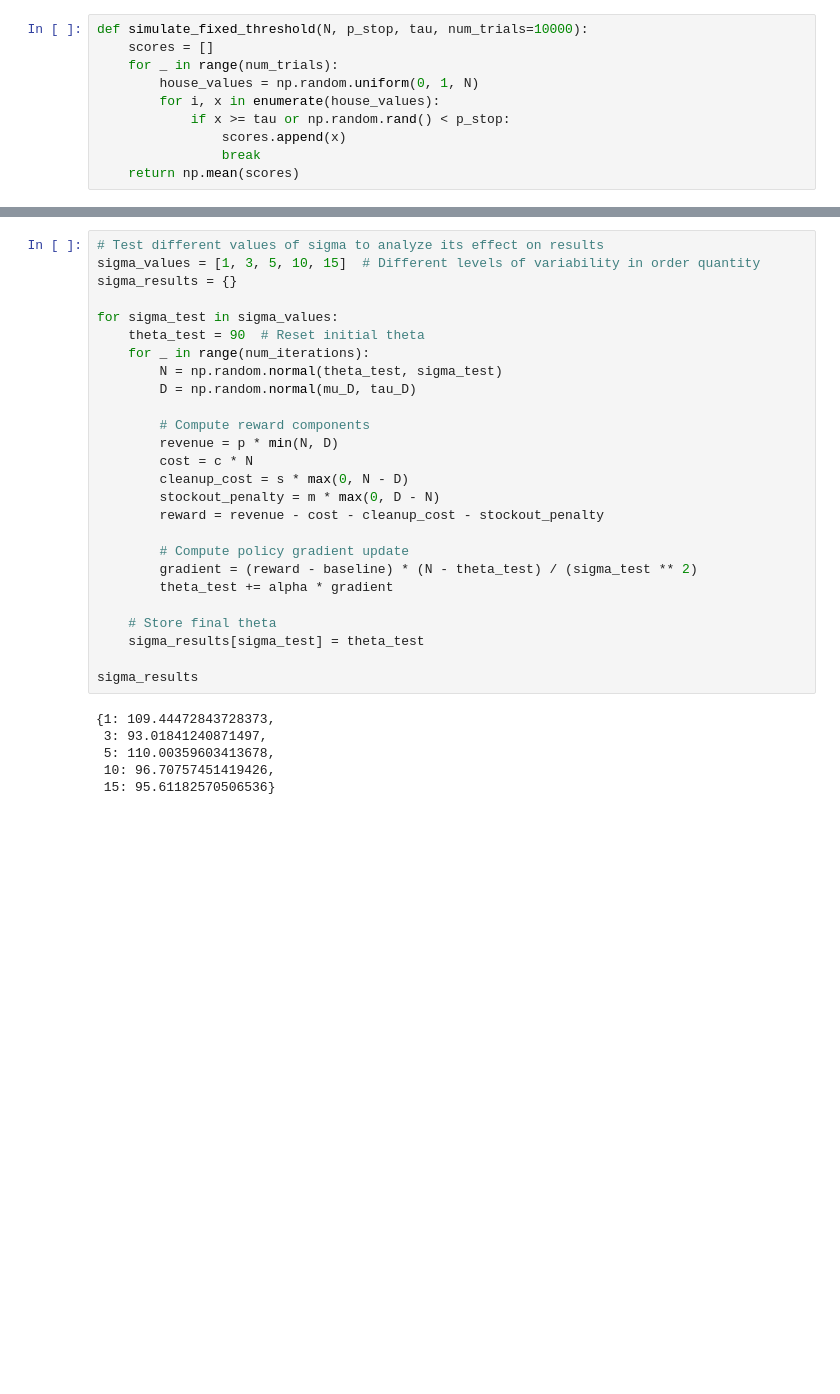
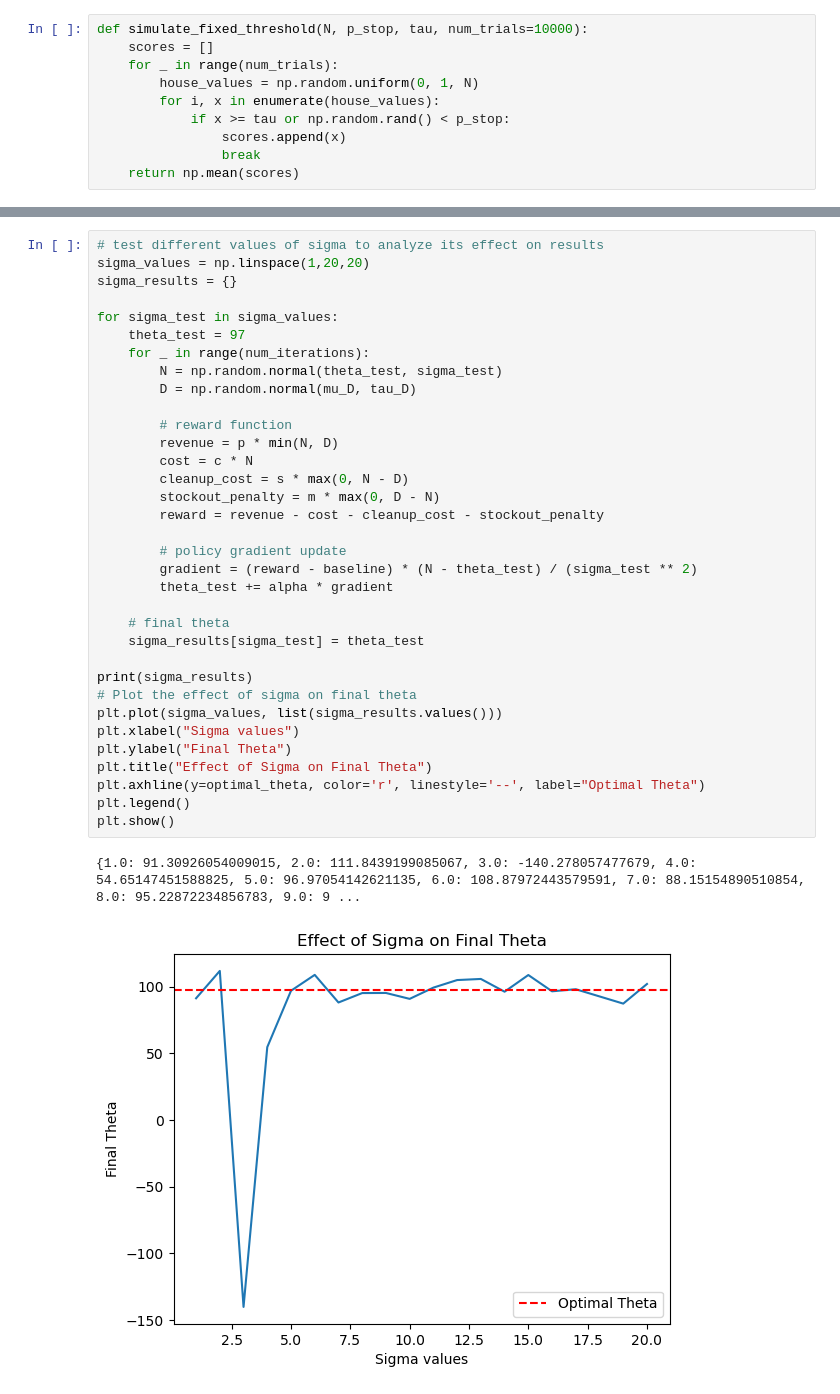
Before and after one commit to Lizaterdag/multi-agent-systems, a Jupyter notebook: monte-carlo-sampling-rl.ipynb, the cells around one changed output, grey strips where cells are left out. Drawn from its saved outputs; the diff is of its cells as text; blank space fills up the shorter version.

```diff
--- a/monte-carlo-sampling-rl.ipynb
+++ b/monte-carlo-sampling-rl.ipynb
@@ -136,32 +145,37 @@ theta, theta_history[-10:]  # Final theta and last 10 updates to see convergence
 # %%
-# Test different values of sigma to analyze its effect on results
-sigma_values = [1, 3, 5, 10, 15]  # Different levels of variability in order quantity
+# test different values of sigma to analyze its effect on results
+sigma_values = np.linspace(1,20,20)
 sigma_results = {}
 
 for sigma_test in sigma_values:
-    theta_test = 90  # Reset initial theta
+    theta_test = 97
     for _ in range(num_iterations):
         N = np.random.normal(theta_test, sigma_test)
         D = np.random.normal(mu_D, tau_D)
 
-        # Compute reward components
+        # reward function
         revenue = p * min(N, D)
         cost = c * N
         cleanup_cost = s * max(0, N - D)
         stockout_penalty = m * max(0, D - N)
         reward = revenue - cost - cleanup_cost - stockout_penalty
 
-        # Compute policy gradient update
+        # policy gradient update
         gradient = (reward - baseline) * (N - theta_test) / (sigma_test ** 2)
         theta_test += alpha * gradient
 
-    # Store final theta
+    # final theta
     sigma_results[sigma_test] = theta_test
 
-sigma_results
+print(sigma_results)
+# Plot the effect of sigma on final theta
+plt.plot(sigma_values, list(sigma_results.values()))
+plt.xlabel("Sigma values")
+plt.ylabel("Final Theta")
+plt.title("Effect of Sigma on Final Theta")
+plt.axhline(y=optimal_theta, color='r', linestyle='--', label="Optimal Theta")
+plt.legend()
+plt.show()
 # %% [output]
-{1: 109.44472843728373,
- 3: 93.01841240871497,
- 5: 110.00359603413678,
- 10: 96.70757451419426,
- 15: 95.61182570506536}
+{1.0: 91.30926054009015, 2.0: 111.8439199085067, 3.0: -140.278057477679, 4.0: 54.65147451588825, 5.0: 96.97054142621135, 6.0: 108.87972443579591, 7.0: 88.15154890510854, 8.0: 95.22872234856783, 9.0: 9 ...
+[figure, added]
```
Also changed, not shown: parts of 8 cells of this notebook.
